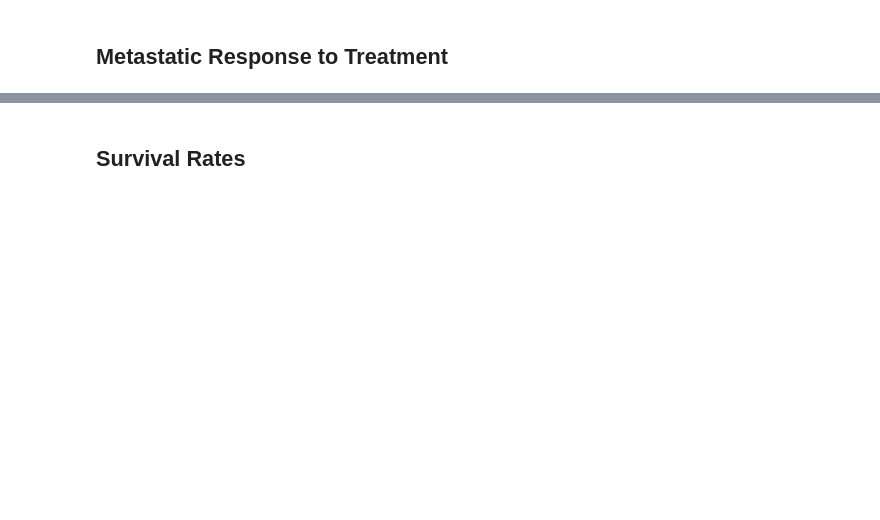
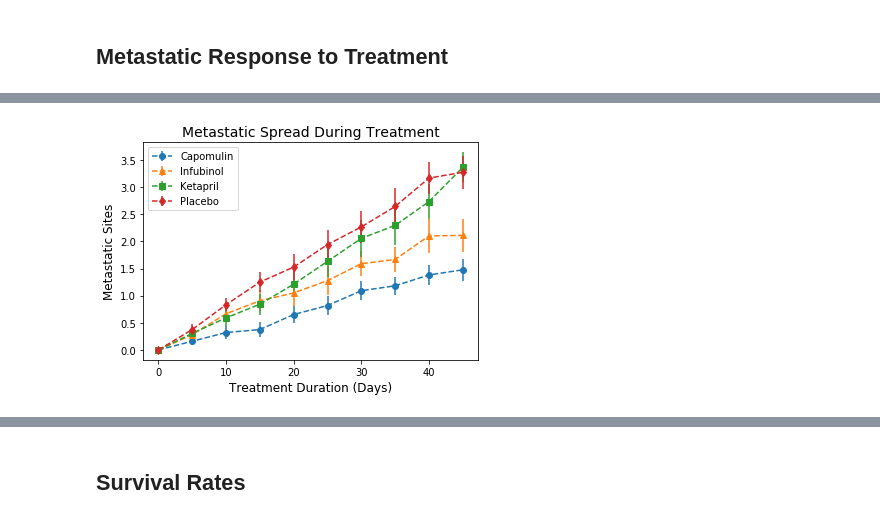
Before and after one commit to gkumar24/DataViz-HW05-Matplotlib, a Jupyter notebook: Pymaceuticals/pymaceuticals.ipynb, the cells around one changed output, grey strips where cells are left out. Saved outputs shown, nothing was run; the diff lists cells and outputs as text; code cells hidden in the pictures; blank space fills up the shorter version.

Commit message:
Completed Tumor Volume, Metastatistic, Survival

```diff
--- a/Pymaceuticals/pymaceuticals.ipynb
+++ b/Pymaceuticals/pymaceuticals.ipynb
@@ -156,6 +142,7 @@ df_Mean_TumorVol_ReF = df_Mean_TumorVol_DgTp.pivot(index ='Timepoint', columns =
 # Preview that Reformatting worked
 df_Mean_TumorVol_ReF =  df_Mean_TumorVol_ReF["Mean Tumor Vol (mm3)"]
 df_Mean_TumorVol_ReF.reset_index(inplace=True)
+df_Mean_TumorVol_ReF = df_Mean_TumorVol_ReF.rename(columns={"Drug": "Index"})
 df_Mean_TumorVol_ReF
 # %% [output]
 | Drug | Timepoint | Capomulin | Infubinol | Ketapril | Placebo |
@@ -177,6 +164,7 @@ df_SE_TumorVol_ReF = df_SE_TumorVol_DgTp.pivot(index ='Timepoint', columns ='Dru
 # Preview that Reformatting worked
 df_SE_TumorVol_ReF =  df_SE_TumorVol_ReF["SE Tumor Vol (mm3)"]
 df_SE_TumorVol_ReF.reset_index(inplace=True)
+df_SE_TumorVol_ReF = df_SE_TumorVol_ReF.rename(columns={"Drug": "Index"})
 df_SE_TumorVol_ReF
 # %% [output]
 | Drug | Timepoint | Capomulin | Infubinol | Ketapril | Placebo |
@@ -246,4 +286,9 @@ plt.show()
 # %%
-# Minor Data Munging to Re-Format the Data Frames
+# Minor Data Munging to Re-Format the Data Frames - Mean for Metastatic Site
+# Reformating the Mean Metastatic Site Dataframe
+df_Mean_Meta_ReF = df_Mean_Meta_DgTp.pivot(index ='Timepoint', columns ='Drug')
 
 # Preview that Reformatting worked
+df_Mean_Meta_ReF =  df_Mean_Meta_ReF["Mean Metastatic Sites"]
+df_Mean_Meta_ReF.reset_index(inplace=True)
+df_Mean_Meta_ReF
@@ -255,0 +307,10 @@ plt.show()
+# %%
+# Minor Data Munging to Re-Format the Data Frames - Standard Error for Metastatic Site
+# Reformating the Standard Error Metastatic Site Dataframe
+df_SE_Meta_ReF = df_SE_Meta_DgTp.pivot(index ='Timepoint', columns ='Drug')
+
+# Preview that Reformatting worked
+df_SE_Meta_ReF =  df_SE_Meta_ReF["SE Metastatic Sites"]
+df_SE_Meta_ReF.reset_index(inplace=True)
+df_SE_Meta_ReF = df_SE_Meta_ReF.rename(columns={"Drug": "Index"})
+df_SE_Meta_ReF
@@ -256,3 +329,30 @@ plt.show()
+# %%
+# Generate the Plot (with Error Bars)
+fig, ax = plt.subplots()
+i=0
+for drug in drug_list:
+
+    ax.errorbar(df_Mean_Meta_ReF["Timepoint"], \
+                df_Mean_Meta_ReF[drug], \
+                yerr=df_SE_Meta_ReF[drug], \
+                label=drug, fmt=graph_markers[i], linestyle='--')
+    i=i+1
+
+#Legend: Place it for best fit
+ax.legend(loc='best', frameon=True)
+
+#Title, X and Y axis labels
+ax.set_title('Metastatic Spread During Treatment', fontsize=14)
+ax.set_xlabel('Treatment Duration (Days)', fontsize=12)
+ax.set_ylabel('Metastatic Sites', fontsize=12)
+
+# Save the Figure
+fig.savefig("Images/Metastatic_Spread_During_Treatment.png")
+
+# Show the Figure
+plt.show()
+# %% [output]
+[figure, added]
 # %% [markdown]
 ![Metastatic Spread During Treatment](../Images/spread.png)
 # %% [markdown]
```
Also changed, not shown: parts of 14 cells of this notebook, 2 other files.
